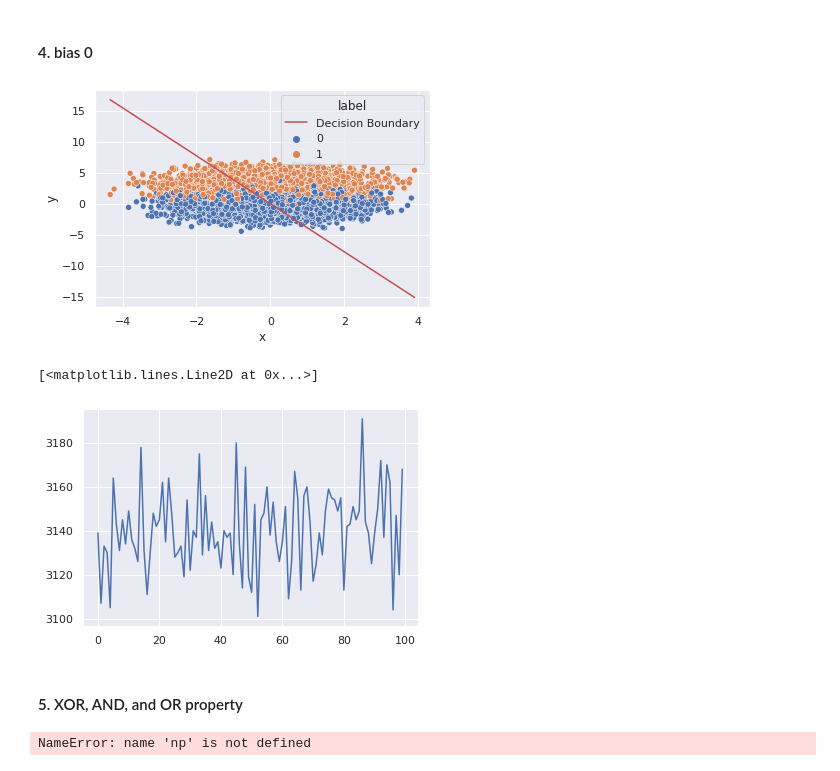
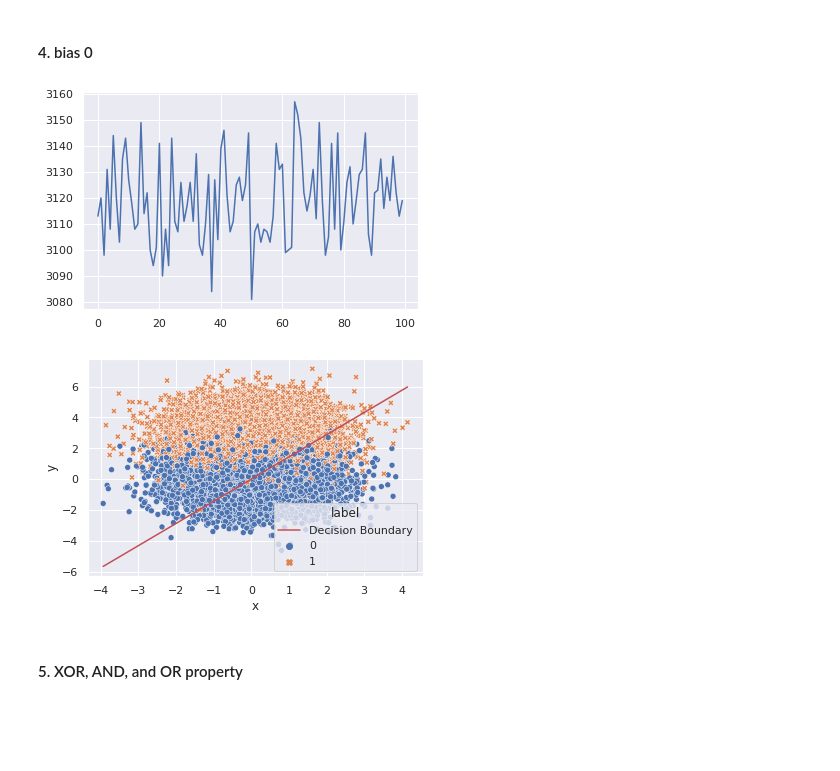
Before and after one commit to aayushgakhar/ml_assignments, a Jupyter notebook: a2/code2.ipynb, the cells around one changed output. Saved outputs shown, nothing was run; the diff lists cells and outputs as text; code cells hidden in the pictures; blank space fills up the shorter version.

```diff
--- a/a2/code2.ipynb
+++ b/a2/code2.ipynb
@@ -82,24 +56,9 @@ plot_decision_boundary(df1, theta1)
 # %% [markdown]
 #### 4. bias 0
 # %%
-theta2, arr2 = pta.perceptron(df1, bias = False)
+theta, arr = run_perceptron(df1, bias=False)
+# %% [output]
+[figure, added]
+[figure, added]
-# %%
-plot_decision_boundary(df1, theta2)
-plt.show()
-plt.plot(arr2)
-# %% [output]
-[figure, removed]
-[<matplotlib.lines.Line2D at 0x...>]
-[figure, removed]
 # %% [markdown]
 #### 5. XOR, AND, and OR property
-# %%
-X = np.array([[0,0],[0,1],[1,0],[1,1]])
-
-y_xor = np.array([0,1,1,0])
-y_and = np.array([0,0,0,1])
-y_or = np.array([0,1,1,1])
-
-pta.perceptron(X,y_xor)
-# %% [output]
-NameError: name 'np' is not defined
```
Also changed, not shown: parts of 10 cells of this notebook, 3 other files.
